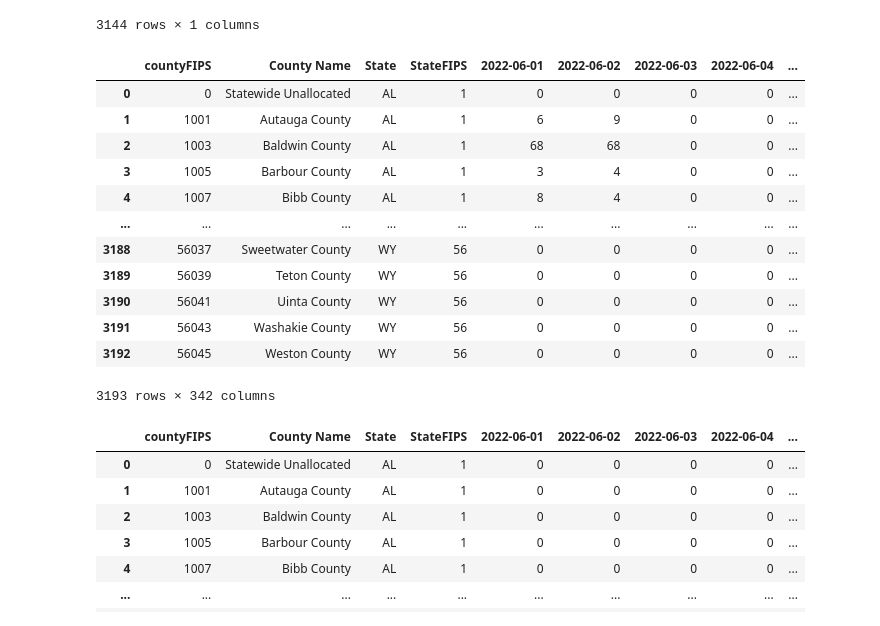
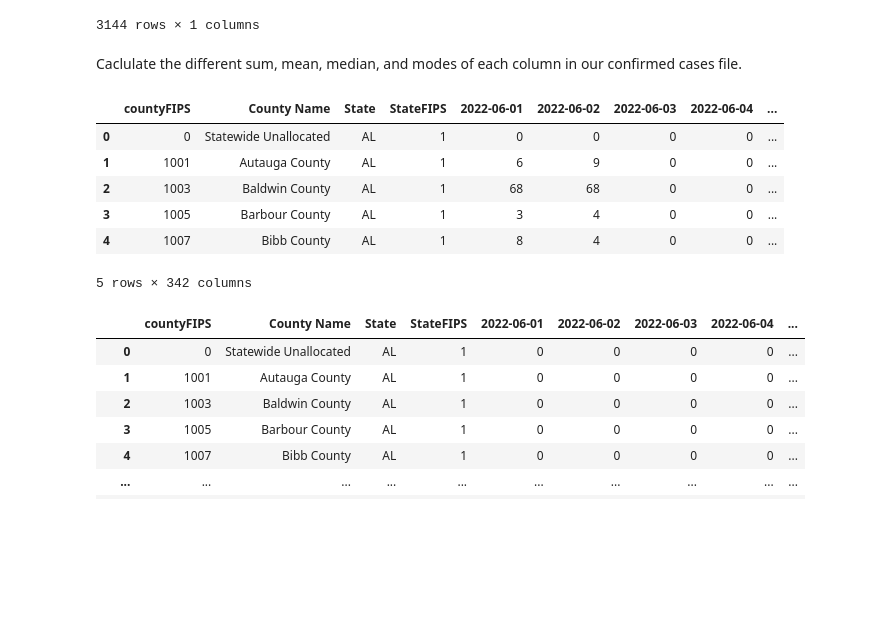
Before and after one commit to lajolico/405-project, a Jupyter notebook: Stage II/Team_work/country_comparison.ipynb, the cells around one changed output. Drawn from its saved outputs; the diff is of its cells as text; code cells hidden in the pictures; blank space fills up the shorter version.

```diff
--- a/Stage II/Team_work/country_comparison.ipynb
+++ b/Stage II/Team_work/country_comparison.ipynb
@@ -25,50 +29,47 @@ population
 | 56043 | 7805 |
 | 56045 | 6927 |
 3144 rows × 1 columns
+# %% [markdown]
+Caclulate the different sum, mean, median, and modes of each column in our confirmed cases file.
 # %%
 confirmed = pd.read_csv('data/covid_confirmed_usafacts.csv')
 confirmed = confirmed.drop(confirmed.iloc[:, 4 : 864], axis=1)
 confirmed = confirmed.drop(confirmed.iloc[:, 219 : 235], axis=1)
 
 # Calculating the difference to get the new cases
 for i in range (5, len(confirmed.columns)):
     diff = confirmed[confirmed.columns[i]] - confirmed[confirmed.columns[i - 1]]
     confirmed[f'new_cases {confirmed.columns[i]}'] = diff
 
 confirmed = confirmed.drop(confirmed.iloc[:, 4:219], axis= 1)
 temp = {}
 j = ((len(confirmed.columns) - 4) % 7) - 1
 
 length = len(confirmed.columns) - 3
 for i in range(4, len(confirmed.columns), 7):
     if (length) < (i + 7) :
-        confirmed[f'{confirmed.columns[i]} - {confirmed.columns[i + j]} Sum'] = confirmed[confirmed.columns[i:i + j]].sum(axis=1)
-        confirmed[f'{confirmed.columns[i]} - {confirmed.columns[i + j]} Mean'] = confirmed[confirmed.columns[i:i + j]].mean(axis=1).round()
-        confirmed[f'{confirmed.columns[i]} - {confirmed.columns[i + j]} Median'] = confirmed[confirmed.columns[i:i + j]].median(axis=1).round()
-        confirmed[f'{confirmed.columns[i]} - {confirmed.columns[i + j]} Mode'] = confirmed[confirmed.columns[i:i + j]].mode(axis=1)[0]
+        confirmed[f'{confirmed.columns[i]} - {confirmed.columns[i + j]} Sum (Confirmed)'] = confirmed[confirmed.columns[i:i + j]].sum(axis=1)
+        confirmed[f'{confirmed.columns[i]} - {confirmed.columns[i + j]} Mean (Confirmed)'] = confirmed[confirmed.columns[i:i + j]].mean(axis=1).round()
+        confirmed[f'{confirmed.columns[i]} - {confirmed.columns[i + j]} Median (Confirmed)'] = confirmed[confirmed.columns[i:i + j]].median(axis=1).round()
+        confirmed[f'{confirmed.columns[i]} - {confirmed.columns[i + j]} Mode (Confirmed)'] = confirmed[confirmed.columns[i:i + j]].mode(axis=1)[0]
     else:
-        confirmed[f'{confirmed.columns[i]} - {confirmed.columns[i + 7]} Sum'] = confirmed[confirmed.columns[i:i + 7]].sum(axis=1)
-        confirmed[f'{confirmed.columns[i]} - {confirmed.columns[i + 7]} Mean'] = confirmed[confirmed.columns[i:i + 7]].mean(axis=1).round()
-        confirmed[f'{confirmed.columns[i]} - {confirmed.columns[i + 7]} Median'] = confirmed[confirmed.columns[i:i + 7]].median(axis=1).round()
-        confirmed[f'{confirmed.columns[i]} - {confirmed.columns[i + 7]} Mode'] = confirmed[confirmed.columns[i:i + 7]].mode(axis=1)[0]
+        confirmed[f'{confirmed.columns[i]} - {confirmed.columns[i + 7]} Sum (Confirmed)'] = confirmed[confirmed.columns[i:i + 7]].sum(axis=1)
+        confirmed[f'{confirmed.columns[i]} - {confirmed.columns[i + 7]} Mean (Confirmed)'] = confirmed[confirmed.columns[i:i + 7]].mean(axis=1).round()
+        confirmed[f'{confirmed.columns[i]} - {confirmed.columns[i + 7]} Median (Confirmed)'] = confirmed[confirmed.columns[i:i + 7]].median(axis=1).round()
+        confirmed[f'{confirmed.columns[i]} - {confirmed.columns[i + 7]} Mode (Confirmed)'] = confirmed[confirmed.columns[i:i + 7]].mode(axis=1)[0]
 
 confirmed.columns = confirmed.columns.str.replace('new_cases ', '')
 
-confirmed
+display(confirmed.head(5))
+temp_confirmed = confirmed
 # %% [output]
 |  | countyFIPS | County Name | State | StateFIPS | 2022-06-01 | 2022-06-02 | 2022-06-03 | 2022-06-04 | ... |
 | 0 | 0 | Statewide Unallocated | AL | 1 | 0 | 0 | 0 | 0 | ... |
 | 1 | 1001 | Autauga County | AL | 1 | 6 | 9 | 0 | 0 | ... |
 | 2 | 1003 | Baldwin County | AL | 1 | 68 | 68 | 0 | 0 | ... |
 | 3 | 1005 | Barbour County | AL | 1 | 3 | 4 | 0 | 0 | ... |
 | 4 | 1007 | Bibb County | AL | 1 | 8 | 4 | 0 | 0 | ... |
-| ... | ... | ... | ... | ... | ... | ... | ... | ... | ... |
-| 3188 | 56037 | Sweetwater County | WY | 56 | 0 | 0 | 0 | 0 | ... |
-| 3189 | 56039 | Teton County | WY | 56 | 0 | 0 | 0 | 0 | ... |
-| 3190 | 56041 | Uinta County | WY | 56 | 0 | 0 | 0 | 0 | ... |
-| 3191 | 56043 | Washakie County | WY | 56 | 0 | 0 | 0 | 0 | ... |
-| 3192 | 56045 | Weston County | WY | 56 | 0 | 0 | 0 | 0 | ... |
-3193 rows × 342 columns
+5 rows × 342 columns
 # %%
 deaths = pd.read_csv("data/covid_deaths_usafacts.csv")
 
```
Also changed, not shown: parts of 8 cells of this notebook, 20 other files.
